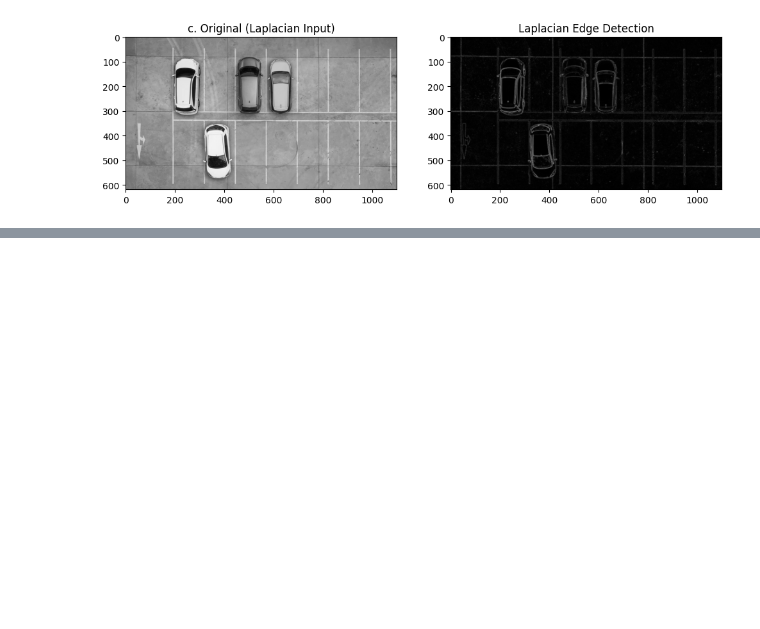
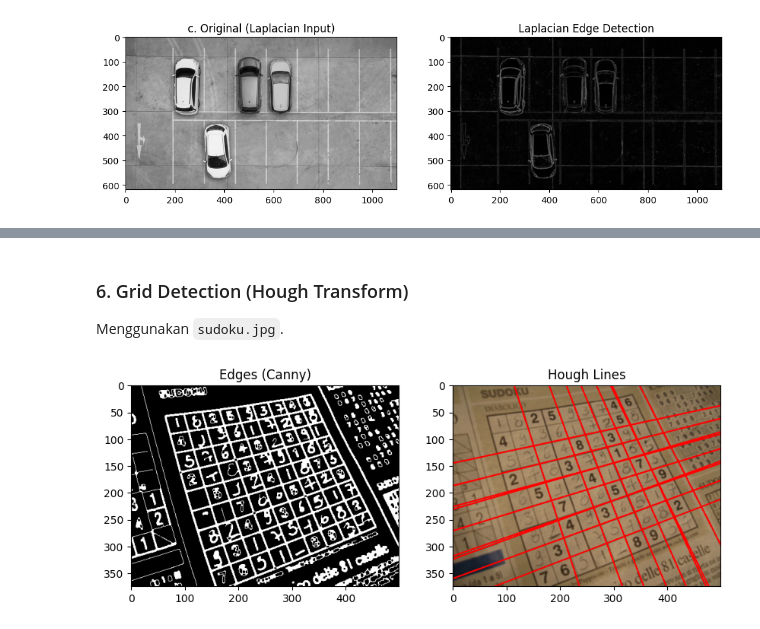
Before and after one commit to AlfredaDhaifullah04/PCVK_Ganjil_2026, a Jupyter notebook: PCVK_M10_W10.ipynb, the cells around one changed output, grey strips where cells are left out. Cells and saved outputs as stored; diff of their text form; code cells hidden in the pictures; blank space fills up the shorter version.

```diff
--- a/PCVK_M10_W10.ipynb
+++ b/PCVK_M10_W10.ipynb
@@ -131,0 +157,42 @@ plt.show()
+# %% [markdown]
+### 6. Grid Detection (Hough Transform)
+Menggunakan `sudoku.jpg`.
+# %%
+import cv2 as cv
+import numpy as np
+import matplotlib.pyplot as plt
+
+img = cv.imread('/content/drive/MyDrive/Colab Notebooks/semester 5/PCVk/foto /Modul 10/sudoku.jpg')
+# Gunakan copy image agar original tidak tertimpa jika sel dijalankan berulang
+img_line = img.copy()
+
+gray = cv.cvtColor(img_line, cv.COLOR_BGR2GRAY)
+edges = cv.Canny(gray, 50, 150, apertureSize=3)
+
+kernel = np.ones((3,3), np.uint8)
+edges = cv.dilate(edges, kernel, iterations=1)
+edges = cv.erode(edges, kernel, iterations=1)
+
+# UBAH NILAI THRESHOLD DI SINI (Sebelumnya 200, coba naikkan ke 300 atau 350)
+lines = cv.HoughLines(edges, 1, np.pi/180, 300)
+
+# Tambahkan pengecekan agar tidak error jika tidak ada garis yang terdeteksi
+if lines is not None:
+    for line in lines:
+        rho, theta = line[0]
+        a = np.cos(theta)
+        b = np.sin(theta)
+        x0 = a * rho
+        y0 = b * rho
+        x1 = int(x0 + 1000 * (-b))
+        y1 = int(y0 + 1000 * (a))
+        x2 = int(x0 - 1000 * (-b))
+        y2 = int(y0 - 1000 * (a))
+        cv.line(img_line, (x1, y1), (x2, y2), (0, 0, 255), 2)
+
+plt.figure(figsize=(10, 5))
+plt.subplot(121), plt.imshow(edges, cmap='gray'), plt.title('Edges (Canny)')
+plt.subplot(122), plt.imshow(cv.cvtColor(img_line, cv.COLOR_BGR2RGB)), plt.title('Hough Lines')
+plt.show()
+# %% [output]
+[figure, added]
```
Also changed, not shown: parts of 4 cells of this notebook.
